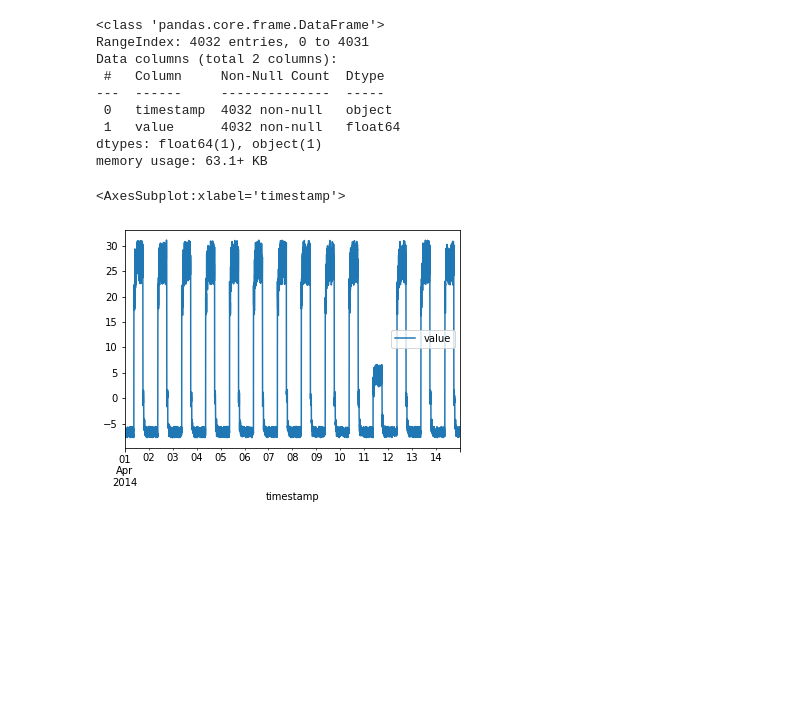
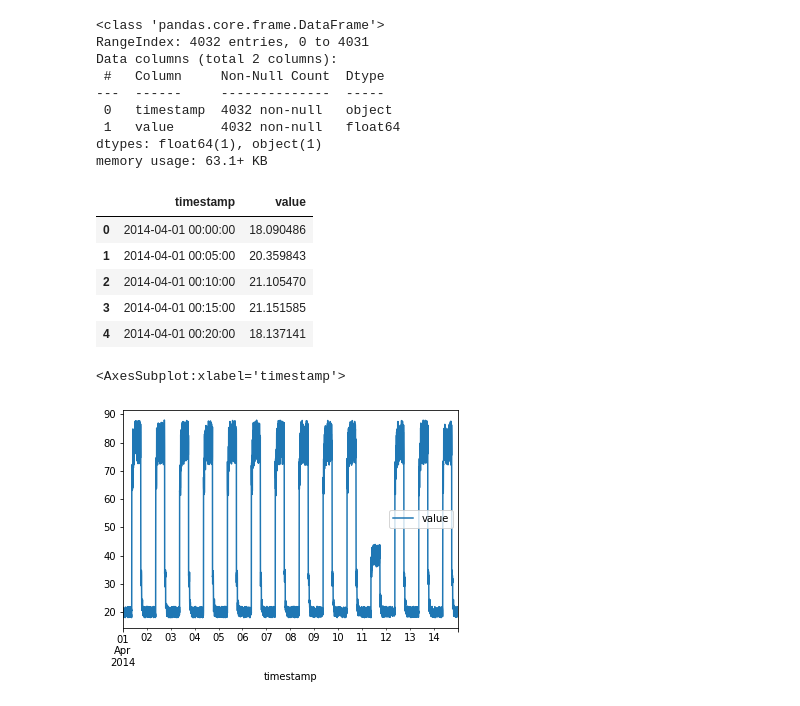
Before and after one commit to michalmullen/machine-learning, a Jupyter notebook: notebooks/timeSeriesAD.ipynb, the cells around one changed output. Cells and saved outputs as stored; diff of their text form; code cells hidden in the pictures; blank space fills up the shorter version.

```diff
--- a/notebooks/timeSeriesAD.ipynb
+++ b/notebooks/timeSeriesAD.ipynb
@@ -43,13 +53,20 @@ Data columns (total 2 columns):
  1   value      4032 non-null   float64
 dtypes: float64(1), object(1)
 memory usage: 63.1+ KB
-# %%
-# change the type of timestamp column for plotting
-dataset['timestamp'] = pd.to_datetime(dataset['timestamp'])
-# change fahrenheit to °C (temperature mean= 71 -> fahrenheit)
-dataset['value'] = (dataset['value'] - 32) * 5/9
-# plot the data
-dataset.plot(x='timestamp', y='value')
-# %% [output]
-<AxesSubplot:xlabel='timestamp'>
-[figure, removed]
+# %%
+# plots data
+# dataset['date'] = pd.to_datetime(dataset['timestamp']).dt.date
+dataset['timestamp'] = pd.to_datetime(dataset['timestamp'])
+dataset.head()
+# %% [output]
+|  | timestamp | value |
+| 0 | 2014-04-01 00:00:00 | 18.090486 |
+| 1 | 2014-04-01 00:05:00 | 20.359843 |
+| 2 | 2014-04-01 00:10:00 | 21.105470 |
+| 3 | 2014-04-01 00:15:00 | 21.151585 |
+| 4 | 2014-04-01 00:20:00 | 18.137141 |
+# %%
+dataset.plot(x='timestamp', y='value')
+# %% [output]
+<AxesSubplot:xlabel='timestamp'>
+[figure, added]
```
Also changed, not shown: parts of 5 cells of this notebook.
